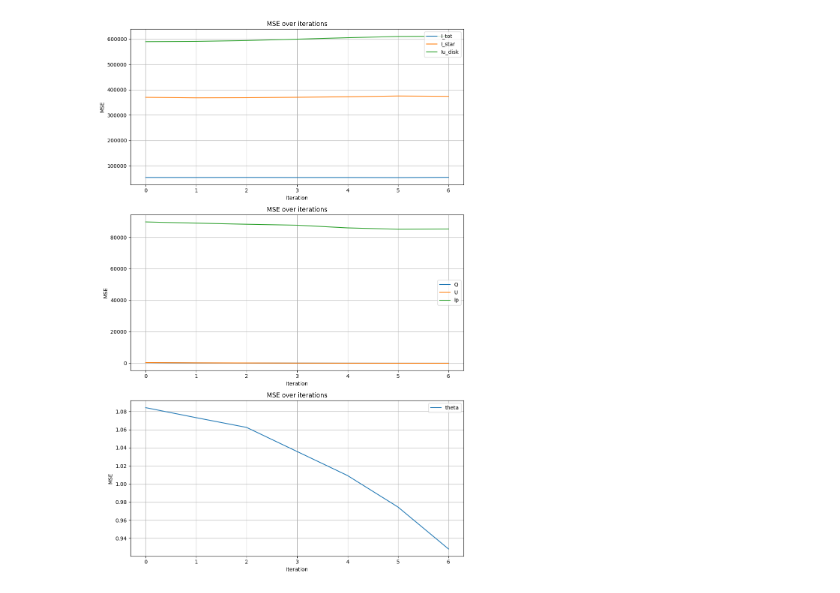
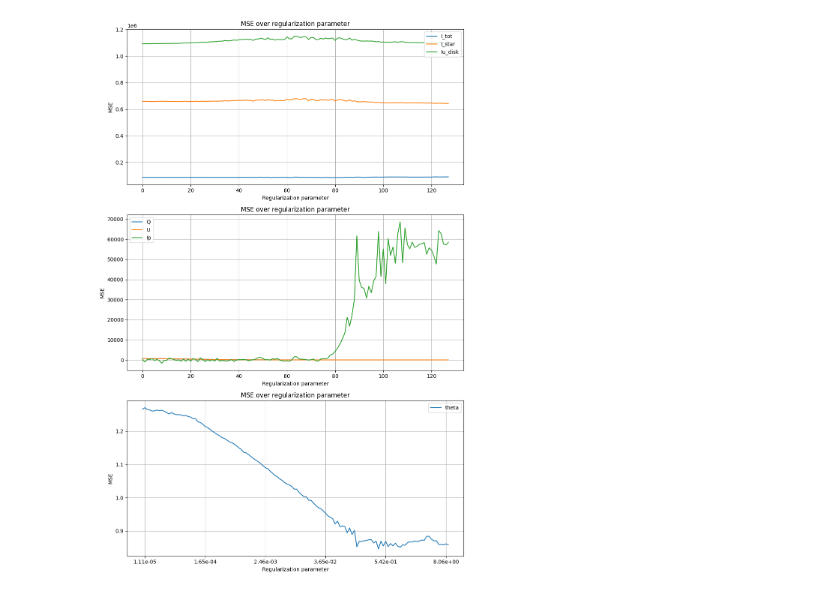
Before and after one commit to LaurenceDenneulin/Rhapsodie.jl, a Jupyter notebook: src/metrics.ipynb, the cells around one changed output. Cells and saved outputs as stored; diff of their text form; code cells hidden in the pictures.

```diff
--- a/src/metrics.ipynb
+++ b/src/metrics.ipynb
@@ -1,3 +1,6 @@
+# %%
+xlabels = [10**(i*0.046875 - 5) for i in range(1, 129, 25)]
+xticks = [i for i in range(1, 129, 25)]
 # %%
 import numpy as np
 
@@ -16,8 +19,8 @@ def plot_MSE_from_file(file_path):
     axs[0].plot(values[0], label='I_tot')
     axs[0].plot(values[6], label='I_star')
     axs[0].plot(values[7], label='Iu_disk')
-    axs[0].set_title('MSE over iterations')
-    axs[0].set_xlabel('Iteration')
+    axs[0].set_title('MSE over regularization parameter')
+    axs[0].set_xlabel('Regularization parameter')
     axs[0].set_ylabel('MSE')
     axs[0].legend()
     axs[0].grid(True)
@@ -25,22 +28,24 @@ def plot_MSE_from_file(file_path):
     axs[1].plot(values[3], label='Q')
     axs[1].plot(values[4], label='U')
     axs[1].plot(values[8], label='Ip')
-    axs[1].set_title('MSE over iterations')
-    axs[1].set_xlabel('Iteration')
+    axs[1].set_title('MSE over regularization parameter')
+    axs[1].set_xlabel('Regularization parameter')
     axs[1].set_ylabel('MSE')
     axs[1].legend()
     axs[1].grid(True)
+    # axs[1].xticks(ticks=xticks, labels=xlabels)
 
     axs[2].plot(values[9], label='theta')
-    axs[2].set_title('MSE over iterations')
-    axs[2].set_xlabel('Iteration')
+    axs[2].set_title('MSE over regularization parameter')
+    axs[2].set_xlabel('Regularization parameter')
     axs[2].set_ylabel('MSE')
     axs[2].legend()
     axs[2].grid(True)
-
+    plt.xticks(ticks=xticks, labels=[f'{x:.2e}' for x in xlabels])
+    # axs[2].xticks(ticks=xticks, labels=xlabels)
     plt.tight_layout()
     plt.show()
 # %%
-plot_MSE_from_file("../test_results/rhapsodie_method_results/max_iter_100/mse_list.txt")
+plot_MSE_from_file("../test_results/rhapsodie_method_results/mse_list.txt")
 # %% [output]
-[figure, old version]
+[figure, new version]
```
Also changed, not shown: parts of 9 cells of this notebook, 1 other file.
